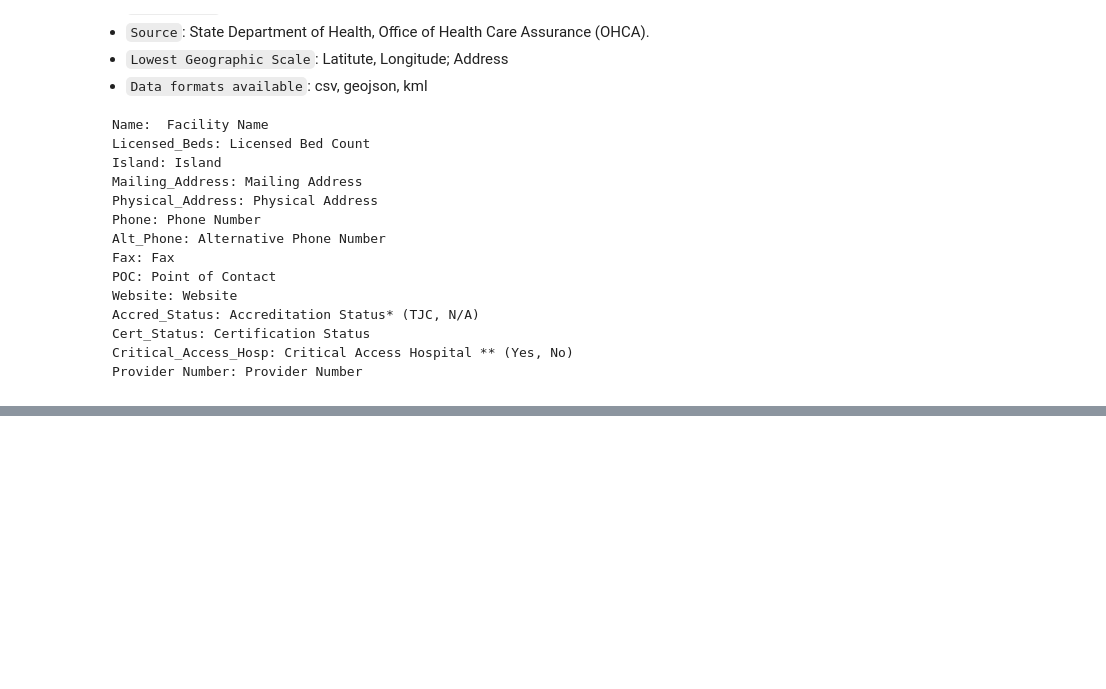
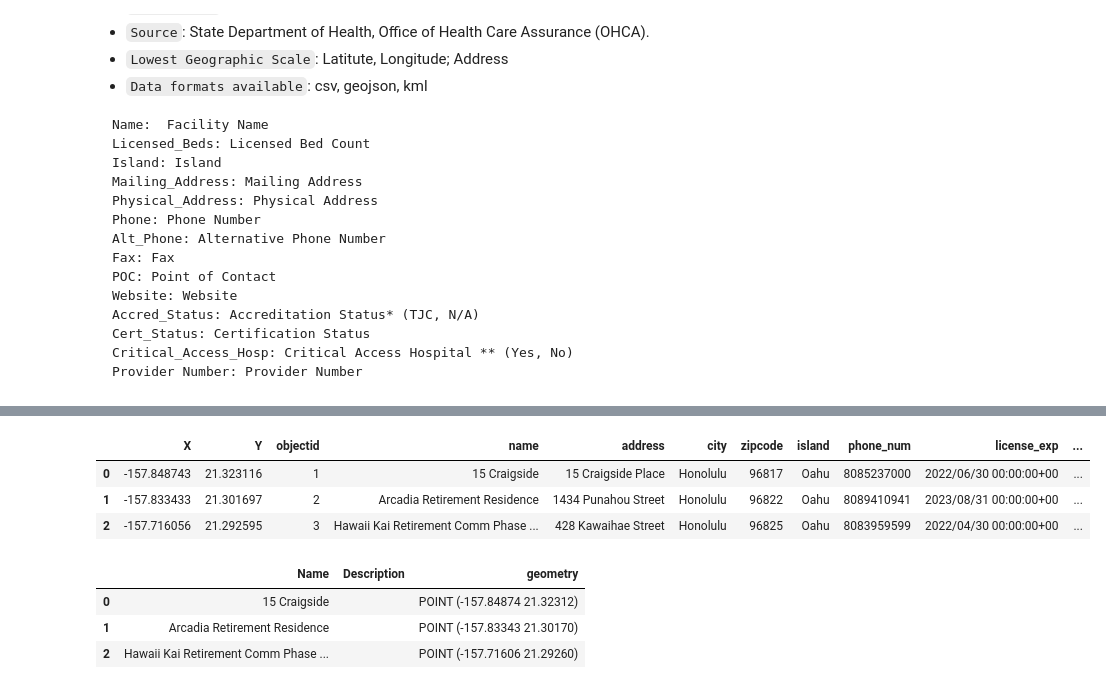
Before and after one commit to H445K/Kanehekili, a Jupyter notebook: Current datasets.ipynb, the cells around one changed output, grey strips where cells are left out. Saved outputs shown, nothing was run; the diff lists cells and outputs as text; code cells hidden in the pictures; blank space fills up the shorter version.

```diff
--- a/Current datasets.ipynb
+++ b/Current datasets.ipynb
@@ -46,0 +162,18 @@ df.head
+# %%
+# Tabular data
+data3 = pd.read_csv("data/assisted living facilities/Assisted_Living_Facilities.csv")
+data3.head(3)
+# %% [output]
+|  | X | Y | objectid | name | address | city | zipcode | island | phone_num | license_exp | ... |
+| 0 | -157.848743 | 21.323116 | 1 | 15 Craigside | 15 Craigside Place | Honolulu | 96817 | Oahu | 8085237000 | 2022/06/30 00:00:00+00 | ... |
+| 1 | -157.833433 | 21.301697 | 2 | Arcadia Retirement Residence | 1434 Punahou Street | Honolulu | 96822 | Oahu | 8089410941 | 2023/08/31 00:00:00+00 | ... |
+| 2 | -157.716056 | 21.292595 | 3 | Hawaii Kai Retirement Comm Phase ... | 428 Kawaihae Street | Honolulu | 96825 | Oahu | 8083959599 | 2022/04/30 00:00:00+00 | ... |
+# %%
+#geojson
+df3_assisted_living_facilities = gpd.read_file("data/assisted living facilities/Assisted_Living_Facilities.kml", driver="KML")
+df3_assisted_living_facilities.head(3)
+# %% [output]
+|  | Name | Description | geometry |
+| 0 | 15 Craigside |  | POINT (-157.84874 21.32312) |
+| 1 | Arcadia Retirement Residence |  | POINT (-157.83343 21.30170) |
+| 2 | Hawaii Kai Retirement Comm Phase ... |  | POINT (-157.71606 21.29260) |
```
Also changed, not shown: parts of 10 cells of this notebook, 16 other files.
